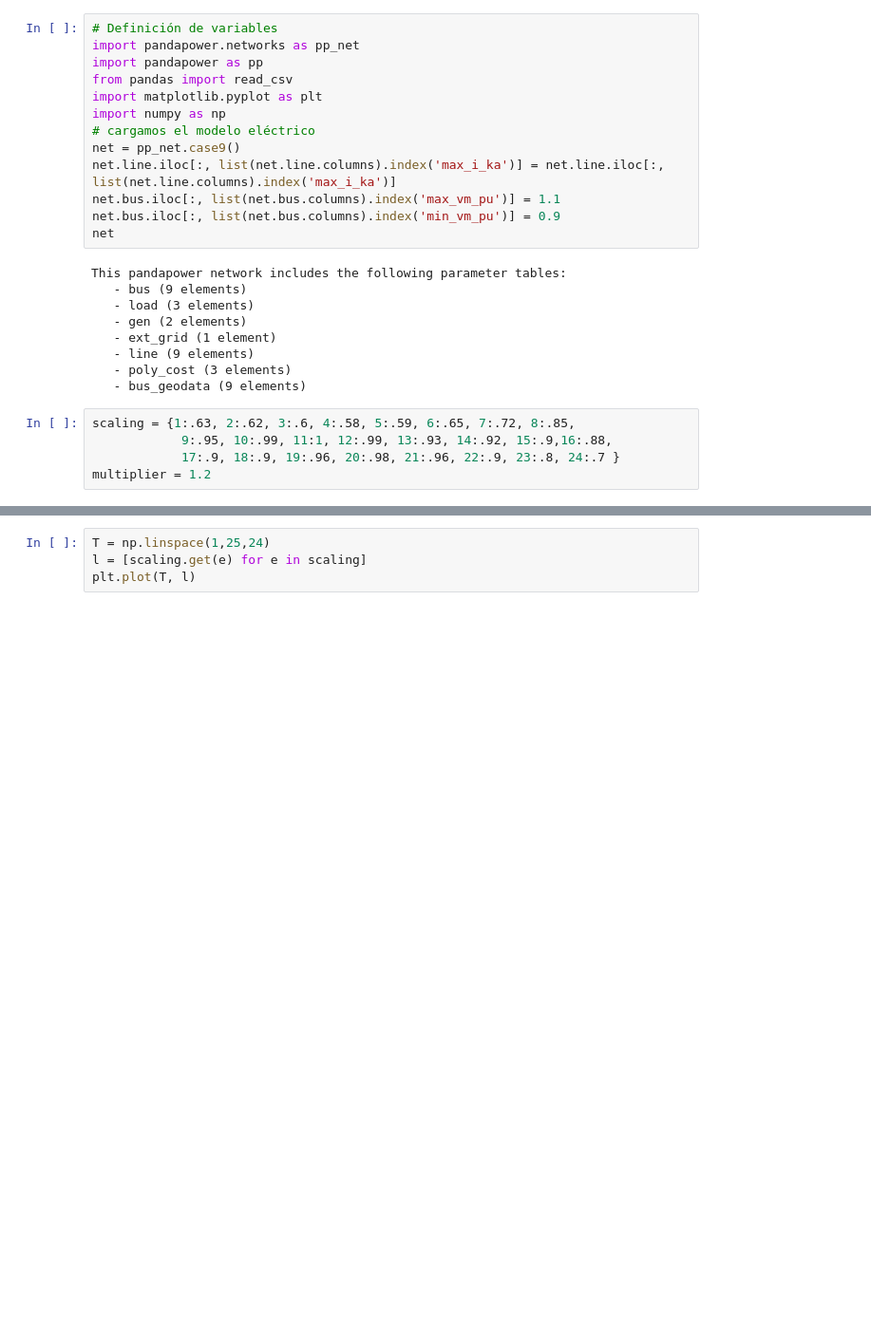
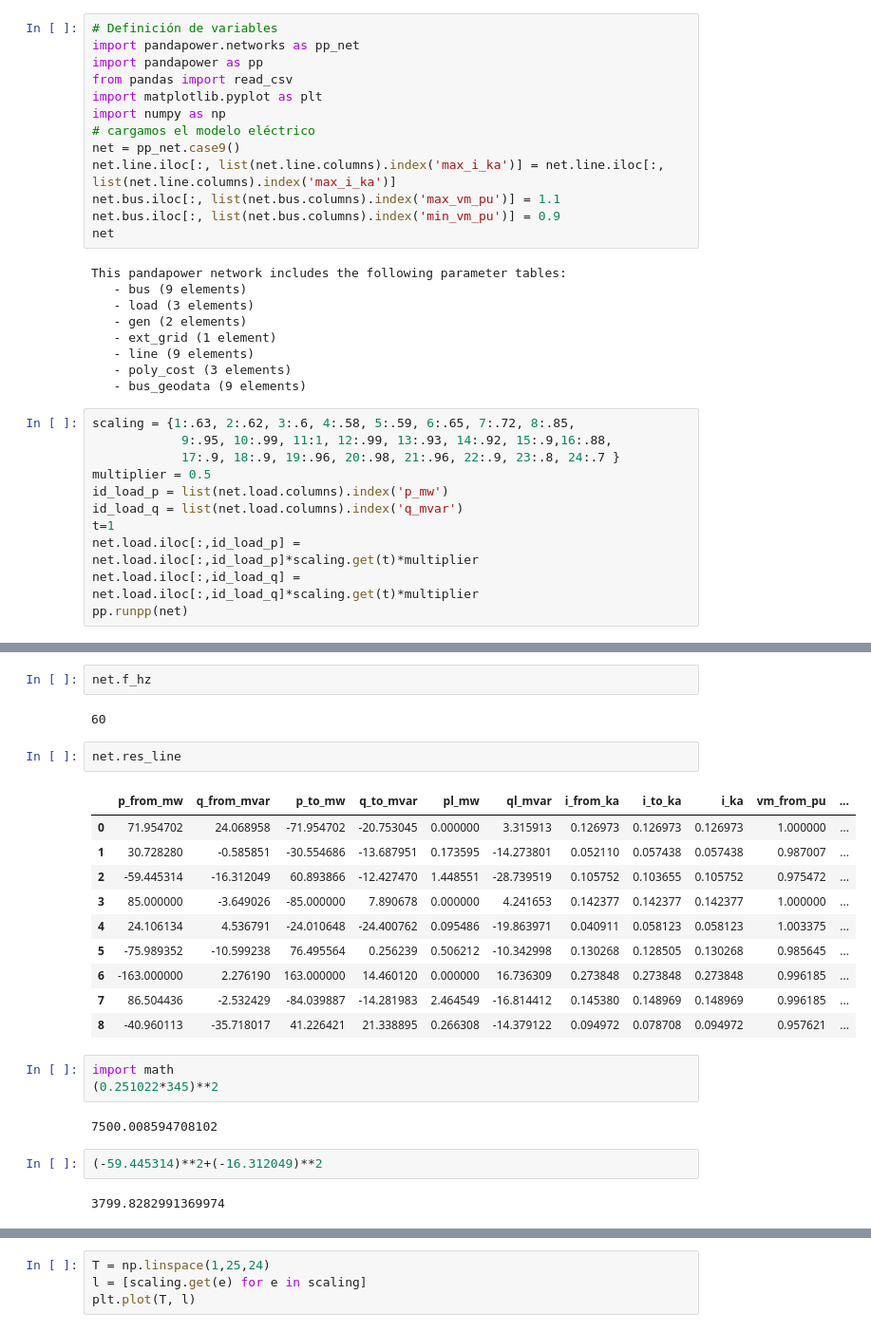
Before and after one commit to nensanc/PowerSystem, a Jupyter notebook: examples/ecuations.ipynb, the cells around one changed output, grey strips where cells are left out. Shown: that part at 95% size. Saved outputs shown, nothing was run; the diff lists cells and outputs as text; blank space fills up the shorter version.

```diff
--- a/examples/ecuations.ipynb
+++ b/examples/ecuations.ipynb
@@ -24,4 +24,10 @@ This pandapower network includes the following parameter tables:
 scaling = {1:.63, 2:.62, 3:.6, 4:.58, 5:.59, 6:.65, 7:.72, 8:.85,
             9:.95, 10:.99, 11:1, 12:.99, 13:.93, 14:.92, 15:.9,16:.88,
             17:.9, 18:.9, 19:.96, 20:.98, 21:.96, 22:.9, 23:.8, 24:.7 }
-multiplier = 1.2
+multiplier = 0.5
+id_load_p = list(net.load.columns).index('p_mw')
+id_load_q = list(net.load.columns).index('q_mvar')
+t=1
+net.load.iloc[:,id_load_p] = net.load.iloc[:,id_load_p]*scaling.get(t)*multiplier
+net.load.iloc[:,id_load_q] = net.load.iloc[:,id_load_q]*scaling.get(t)*multiplier
+pp.runpp(net)
@@ -27,0 +45,26 @@ multiplier = 1.2
+# %%
+net.f_hz
+# %% [output]
+60
+# %%
+net.res_line
+# %% [output]
+|  | p_from_mw | q_from_mvar | p_to_mw | q_to_mvar | pl_mw | ql_mvar | i_from_ka | i_to_ka | i_ka | vm_from_pu | ... |
+| 0 | 71.954702 | 24.068958 | -71.954702 | -20.753045 | 0.000000 | 3.315913 | 0.126973 | 0.126973 | 0.126973 | 1.000000 | ... |
+| 1 | 30.728280 | -0.585851 | -30.554686 | -13.687951 | 0.173595 | -14.273801 | 0.052110 | 0.057438 | 0.057438 | 0.987007 | ... |
+| 2 | -59.445314 | -16.312049 | 60.893866 | -12.427470 | 1.448551 | -28.739519 | 0.105752 | 0.103655 | 0.105752 | 0.975472 | ... |
+| 3 | 85.000000 | -3.649026 | -85.000000 | 7.890678 | 0.000000 | 4.241653 | 0.142377 | 0.142377 | 0.142377 | 1.000000 | ... |
+| 4 | 24.106134 | 4.536791 | -24.010648 | -24.400762 | 0.095486 | -19.863971 | 0.040911 | 0.058123 | 0.058123 | 1.003375 | ... |
+| 5 | -75.989352 | -10.599238 | 76.495564 | 0.256239 | 0.506212 | -10.342998 | 0.130268 | 0.128505 | 0.130268 | 0.985645 | ... |
+| 6 | -163.000000 | 2.276190 | 163.000000 | 14.460120 | 0.000000 | 16.736309 | 0.273848 | 0.273848 | 0.273848 | 0.996185 | ... |
+| 7 | 86.504436 | -2.532429 | -84.039887 | -14.281983 | 2.464549 | -16.814412 | 0.145380 | 0.148969 | 0.148969 | 0.996185 | ... |
+| 8 | -40.960113 | -35.718017 | 41.226421 | 21.338895 | 0.266308 | -14.379122 | 0.094972 | 0.078708 | 0.094972 | 0.957621 | ... |
+# %%
+import math
+(0.251022*345)**2
+# %% [output]
+7500.008594708102
+# %%
+(-59.445314)**2+(-16.312049)**2
+# %% [output]
+3799.8282991369974
```
Also changed, not shown: parts of 4 cells of this notebook, 22 other files.
